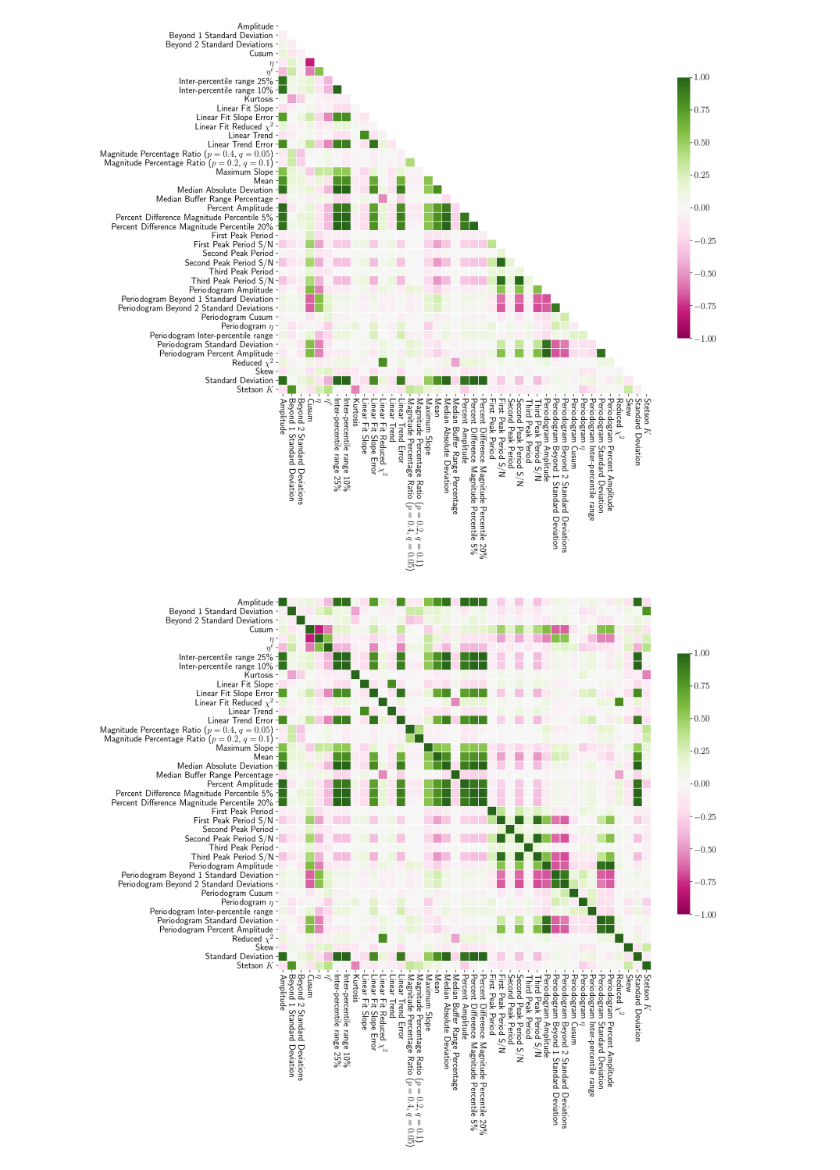
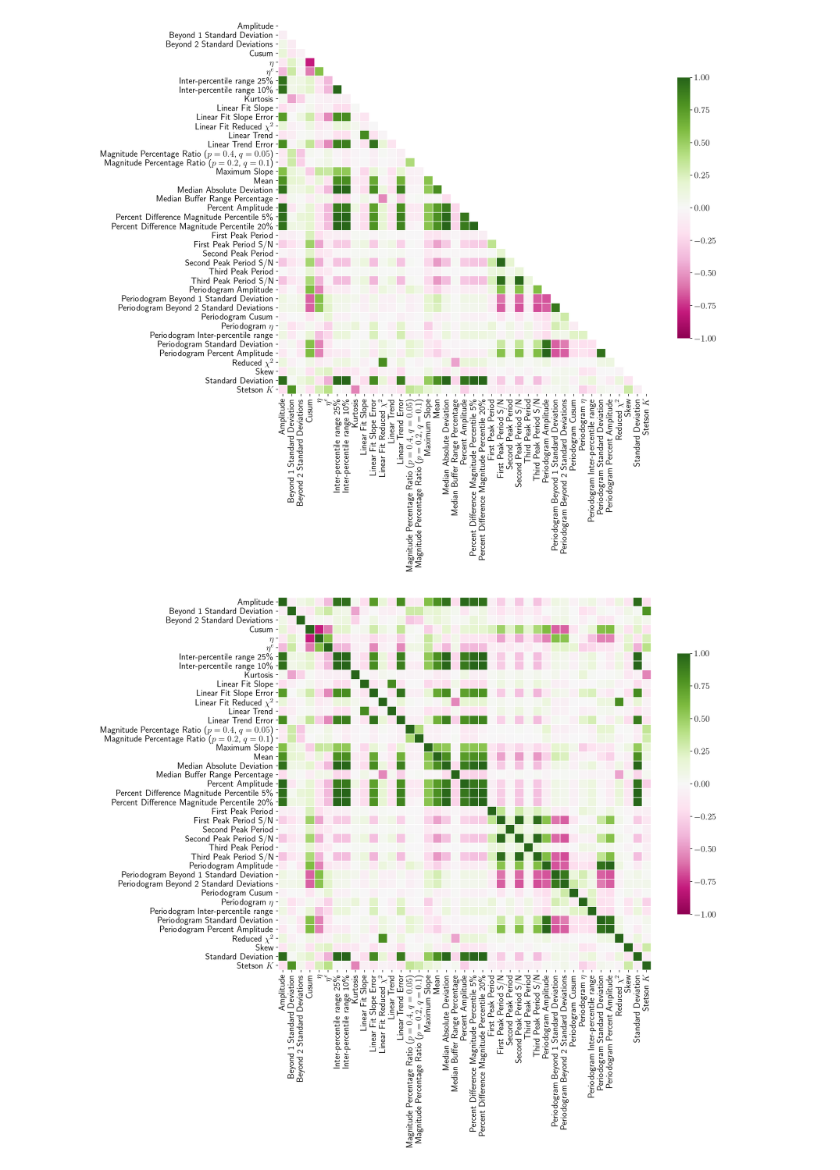
Before and after one commit to snad-space/zwad, a Jupyter notebook: notebooks/correlation_matrix_all_fields.ipynb, the cells around one changed output. Drawn from its saved outputs; the diff is of its cells as text; code cells hidden in the pictures.

Commit message:
Corr matrix plot: mirror x-labels, PDF

```diff
--- a/notebooks/correlation_matrix_all_fields.ipynb
+++ b/notebooks/correlation_matrix_all_fields.ipynb
@@ -45,0 +26,12 @@ X
+# %%
+with open('../data/feature_m31.name') as fh:
+    names = fh.read().splitlines()
+dtype = [(name, np.float32) for name in names]
+data = np.concatenate([
+    np.memmap('../data/feature_{}.dat'.format(field), dtype=dtype)
+    for field in ('m31', 'deep', 'disk',)
+])
+
+X = pd.DataFrame(data=data)
+X.rename(columns=latex_feature_names('../data/latex_feature_names.csv'), inplace=True)
+X
@@ -66,22 +72,22 @@ pd.DataFrame(X_norm)
 # %%
 d = pd.DataFrame(data=X_norm, columns=list(feature_col))
 
 # Compute the correlation matrix
 corr = d.corr()
 
 # Generate a mask for the upper triangle
 mask = np.triu(np.ones_like(corr, dtype=np.bool))
 
 # Set up the matplotlib figure
 f, ax = plt.subplots(figsize=(15, 11))
 
 # Draw the heatmap with the mask and correct aspect ratio
 sns.heatmap(corr, mask=mask, cmap='PiYG', annot=False, vmin=-1, vmax=1,
             square=True, linewidths=.5, cbar_kws={"shrink": .7})
 
-ax.set_xticklabels(list(feature_col), rotation=-90);
+ax.set_xticklabels(list(feature_col), rotation=90);
 # %% [output]
-[figure, old version]
+[figure, new version]
 # %%
 d = pd.DataFrame(data=X_norm, columns=list(feature_col))
 
@@ -95,8 +101,8 @@ f, ax = plt.subplots(figsize=(15, 11))
 sns.heatmap(corr, cmap='PiYG', annot=False, vmin=-1, vmax=1,
             square=True, linewidths=.5, cbar_kws={"shrink": .7})
 
-ax.set_xticklabels(list(feature_col), rotation=-90);
+ax.set_xticklabels(list(feature_col), rotation=90);
 
-plt.savefig('../figs/misc/correlation_matrix_all_fields.png', format='png', dpi=300, bbox_inches='tight')
+plt.savefig('../figs/misc/correlation_matrix_all_fields.pdf', bbox_inches='tight')
 # %% [output]
-[figure, old version]
+[figure, new version]
```
Also changed, not shown: parts of 4 cells of this notebook, 2 other files.
